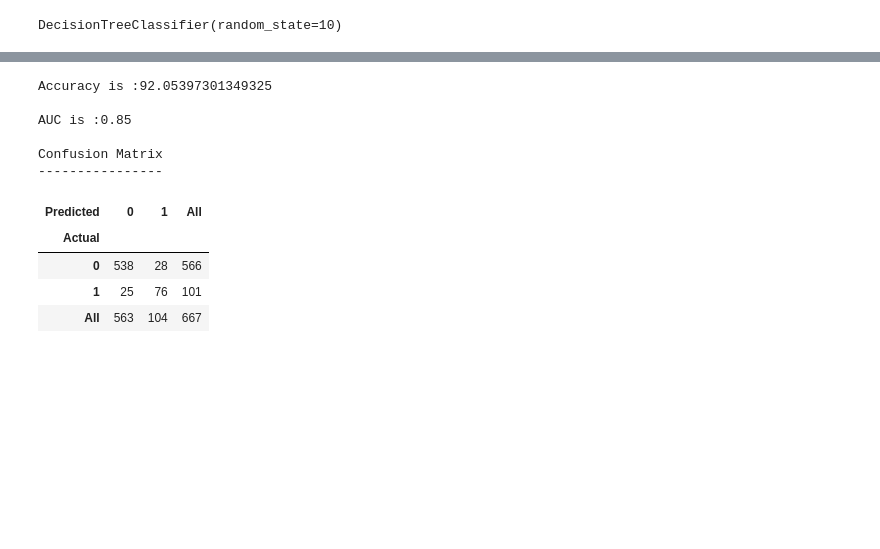
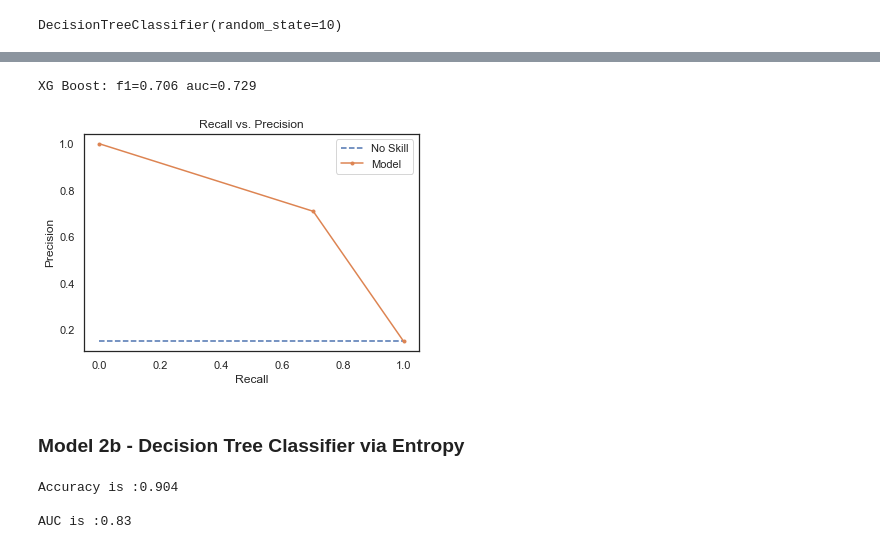
Before and after one commit to cmfritz/Classification-Customer-Churn, a Jupyter notebook: analysis.ipynb, the cells around one changed output, grey strips where cells are left out. Drawn from its saved outputs; the diff is of its cells as text; code cells hidden in the pictures; blank space fills up the shorter version.

```diff
--- a/analysis.ipynb
+++ b/analysis.ipynb
@@ -219,0 +319,12 @@ y_pred = classifier.predict(X_test)
+# %%
+# Precision-Recall Curves for Gini Tree
+pr_curve(classifier)
+# save plot
+plt.savefig('images/pr_curve_dt_gini.png', dpi=150)
+# show the plot
+plt.show()
+# %% [output]
+XG Boost: f1=0.706 auc=0.729
+[figure, added]
+# %% [markdown]
+### Model 2b - Decision Tree Classifier via Entropy
@@ -220,27 +338,14 @@ y_pred = classifier.predict(X_test)
 # %%
 # Calculate accuracy
-acc = accuracy_score(y_test,y_pred) * 100
-print('Accuracy is :{0}'.format(acc))
+acc = accuracy_score(y_test,y_pred)
+print('Accuracy is :{0}'.format(round(acc, 3)))
 
 # Check the AUC for predictions
 false_positive_rate, true_positive_rate, thresholds = roc_curve(y_test, y_pred)
 roc_auc = auc(false_positive_rate, true_positive_rate)
-print('\nAUC is :{0}'.format(round(roc_auc, 2)))
-
-# Create and print a confusion matrix
-print('\nConfusion Matrix')
-print('----------------')
-pd.crosstab(y_test, y_pred, rownames=['Actual'], colnames=['Predicted'], margins=True)
+print('\nAUC is :{0}'.format(round(roc_auc, 3)))
 # %% [output]
-Accuracy is :92.05397301349325
+Accuracy is :0.904
 
-AUC is :0.85
-
-Confusion Matrix
-----------------
+AUC is :0.83
-| Predicted | 0 | 1 | All |
-| Actual |  |  |  |
-| 0 | 538 | 28 | 566 |
-| 1 | 25 | 76 | 101 |
-| All | 563 | 104 | 667 |
 # %%
```
Also changed, not shown: parts of 63 cells of this notebook, 18 other files.
